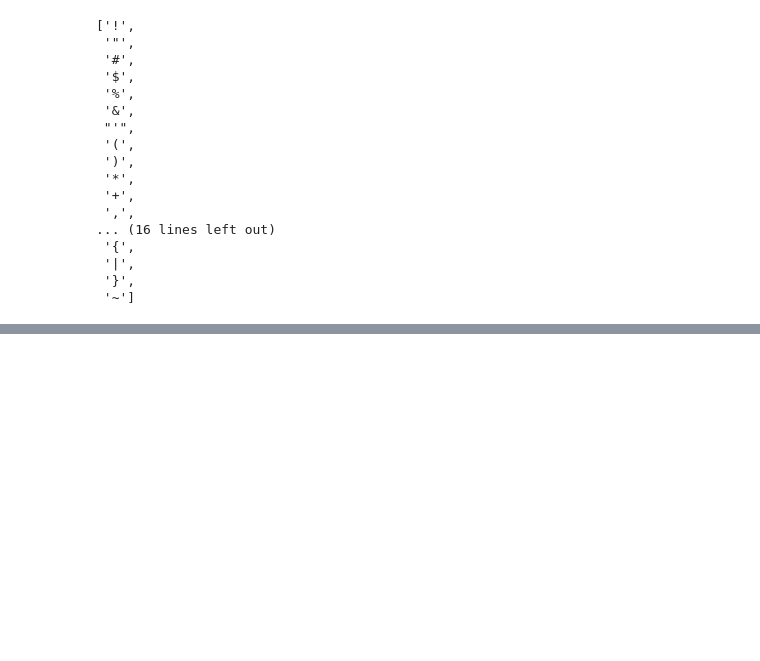
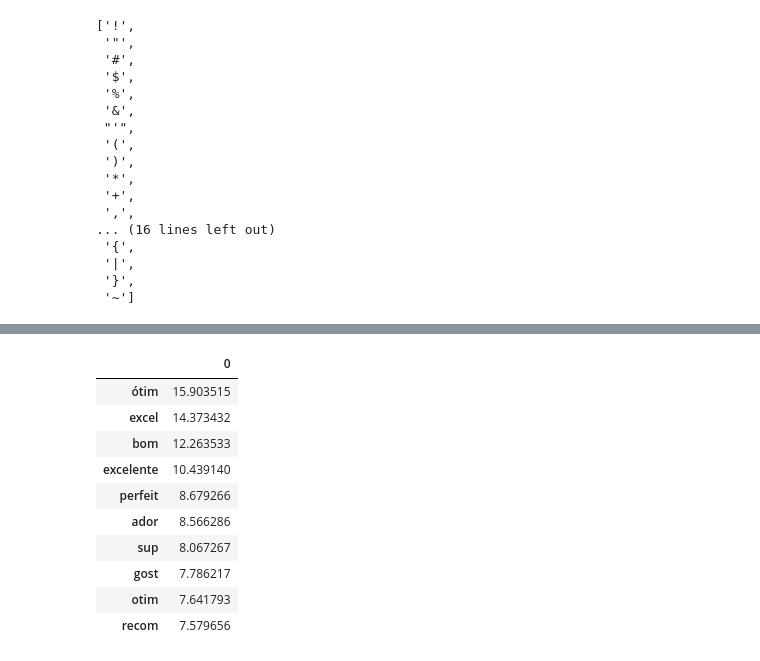
Before and after one commit to Nathtaba/Classificador_Sentimentos_ML, a Jupyter notebook: ClassificadorSentimentos_Avaliacoes.ipynb, the cells around one changed output, grey strips where cells are left out. Saved outputs shown, nothing was run; the diff lists cells and outputs as text; code cells hidden in the pictures; blank space fills up the shorter version.

```diff
--- a/ClassificadorSentimentos_Avaliacoes.ipynb
+++ b/ClassificadorSentimentos_Avaliacoes.ipynb
@@ -323,0 +355,6 @@ print(treinar_modelo(avaliacoes, "texto_sem_stopwords_e_pontuacao", "polarity"))
+# %%
+tfidf = TfidfVectorizer(lowercase=False, ngram_range = (1,2))
+vetor_tfidf = tfidf.fit_transform(avaliacoes.texto_stemmizado)
+treino, teste, classe_treino, classe_teste = train_test_split(vetor_tfidf,
+                                                              avaliacoes.polarity,
+                                                              random_state = 71)
@@ -323,0 +368,19 @@ print(treinar_modelo(avaliacoes, "texto_sem_stopwords_e_pontuacao", "polarity"))
+# %%
+pesos = pd.DataFrame(
+  regressao_logistica.coef_[0].T,
+  index = tfidf.get_feature_names_out()
+)
+
+pesos.nlargest(10, 0)
+# %% [output]
+|  | 0 |
+| ótim | 15.903515 |
+| excel | 14.373432 |
+| bom | 12.263533 |
+| excelente | 10.439140 |
+| perfeit | 8.679266 |
+| ador | 8.566286 |
+| sup | 8.067267 |
+| gost | 7.786217 |
+| otim | 7.641793 |
+| recom | 7.579656 |
```
Also changed, not shown: parts of 27 cells of this notebook.
